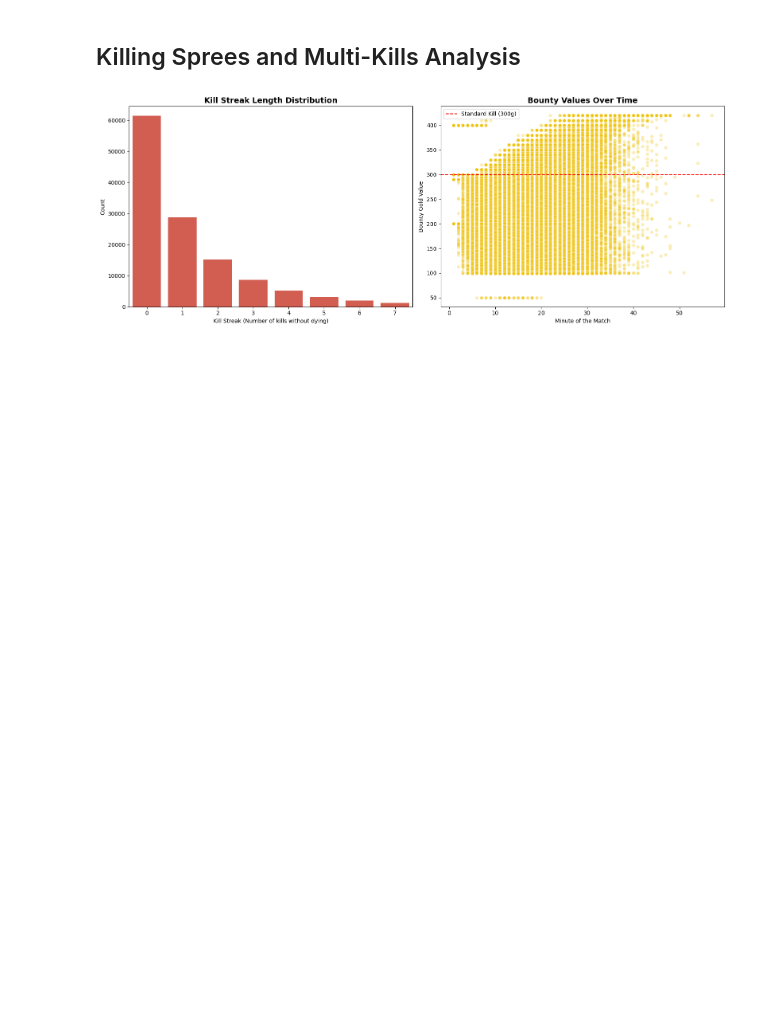
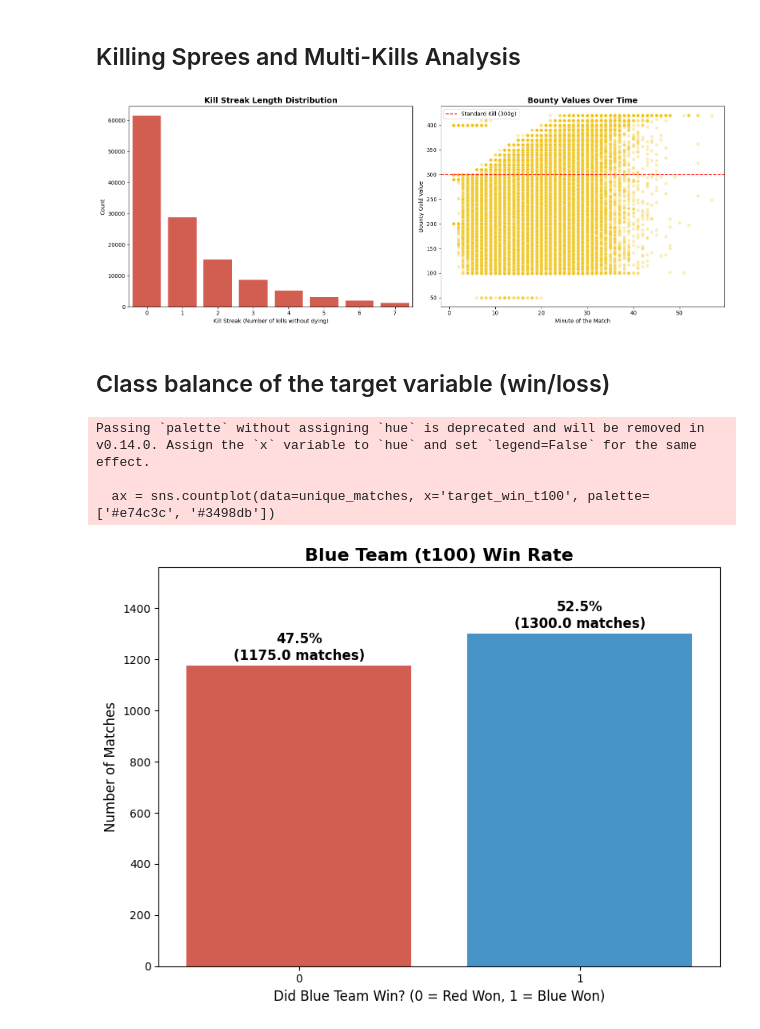
Before and after one commit to BalazsBognar/League-of-Legends-Esport-Analytics-2026, a Jupyter notebook: EDA.ipynb, the cells around one changed output. Cells and saved outputs as stored; diff of their text form; code cells hidden in the pictures; blank space fills up the shorter version.

Commit message:
Refined win rate analysis

```diff
--- a/EDA.ipynb
+++ b/EDA.ipynb
@@ -418,3 +422,40 @@ plt.tight_layout()
 plt.show()
 # %% [output]
 [figure]
+# %% [markdown]
+## Class balance of the target variable (win/loss)
+# %%
+# Read Match ID and Target Win columns for class balance check
+target_cols = ['matchId', 'target_win_t100']
+target_df = pd.read_csv("event_driven_eda_sample.csv", usecols=target_cols)
+
+# Only take unique matches
+unique_matches = target_df.drop_duplicates(subset=['matchId'])
+
+# Vizualization
+plt.figure(figsize=(8, 6))
+ax = sns.countplot(data=unique_matches, x='target_win_t100', palette=['#e74c3c', '#3498db'])
+
+plt.title('Blue Team (t100) Win Rate', fontsize=16, fontweight='bold')
+plt.xlabel('Did Blue Team Win? (0 = Red Won, 1 = Blue Won)', fontsize=12)
+plt.ylabel('Number of Matches', fontsize=12)
+
+# Perctentages
+total = len(unique_matches)
+for p in ax.patches:
+    percentage = f'{100 * p.get_height() / total:.1f}%\n({p.get_height()} matches)'
+    x = p.get_x() + p.get_width() / 2
+    y = p.get_height() + 10
+    ax.annotate(percentage, (x, y), ha='center', va='bottom', fontweight='bold', fontsize=12)
+
+plt.ylim(0, unique_matches['target_win_t100'].value_counts().max() * 1.2)
+plt.tight_layout()
+plt.show()
+
+# Freeing up memory
+del target_df, unique_matches
+# %% [output]
+Passing `palette` without assigning `hue` is deprecated and will be removed in v0.14.0. Assign the `x` variable to `hue` and set `legend=False` for the same effect.
+
+  ax = sns.countplot(data=unique_matches, x='target_win_t100', palette=['#e74c3c', '#3498db'])
+[figure, added]
```
Also changed, not shown: parts of 10 cells of this notebook.
